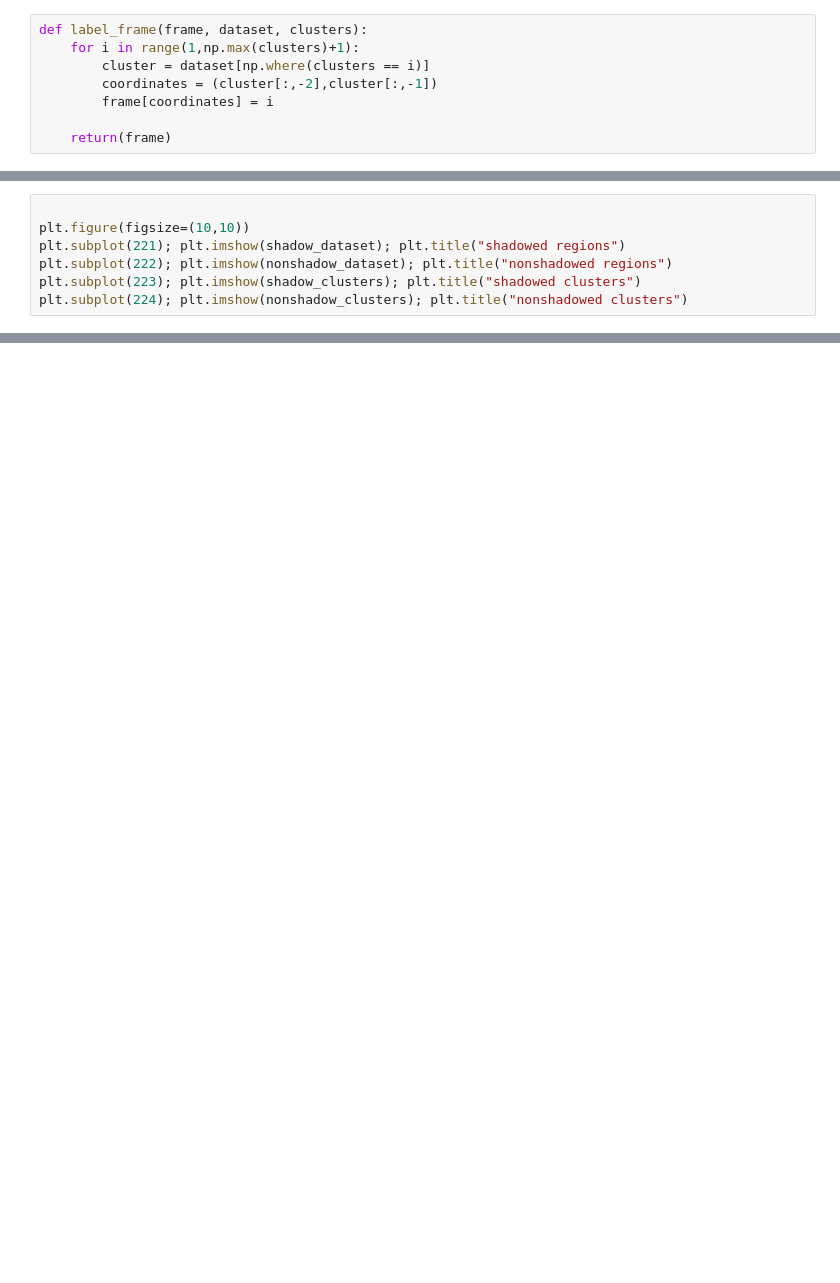
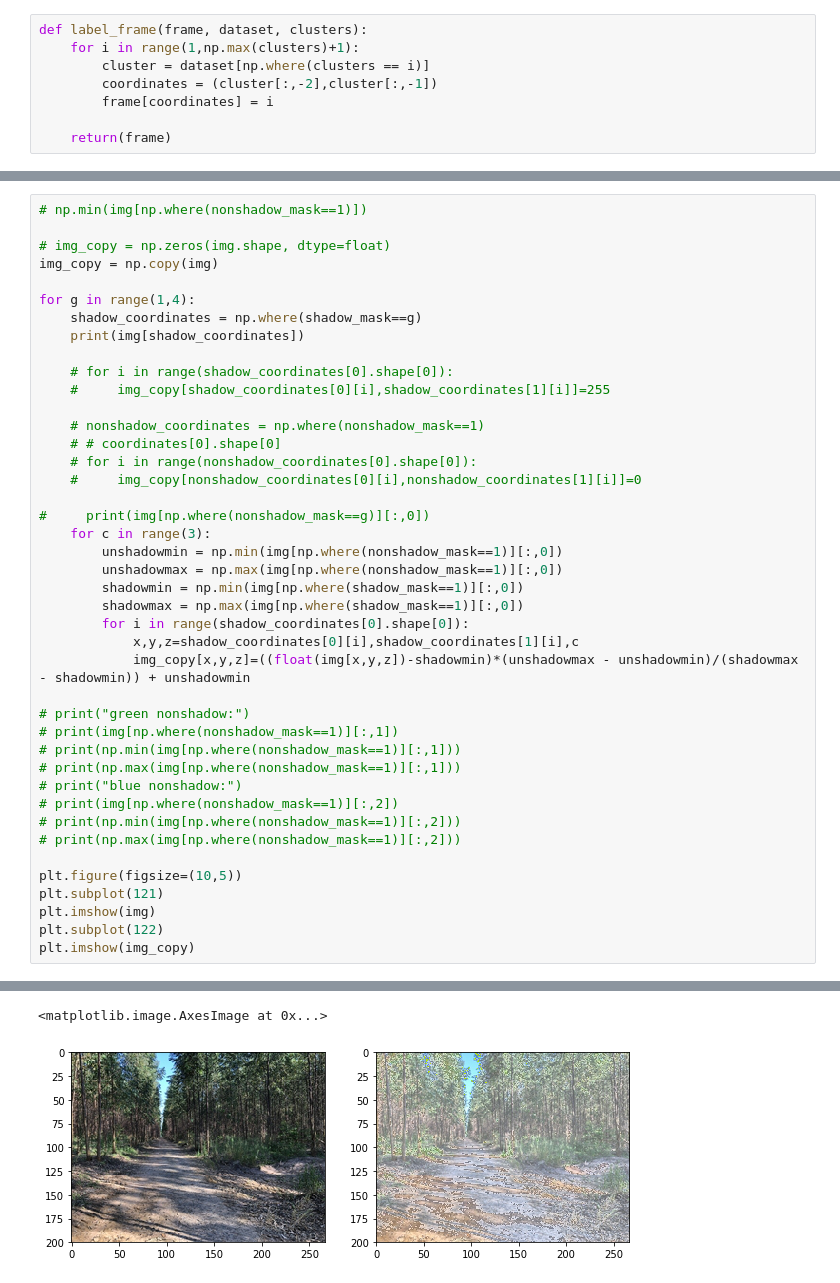
Before and after one commit to horitahiroshi/shadow-denoising, a Jupyter notebook: notebook/2ndTry.ipynb, the cells around one changed output, grey strips where cells are left out. Cells and saved outputs as stored; diff of their text form; blank space fills up the shorter version.

```diff
--- a/notebook/2ndTry.ipynb
+++ b/notebook/2ndTry.ipynb
@@ -154,7 +182,43 @@ Text(0.5, 1.0, 'nonshadow clusters')
-# %%
-
-plt.figure(figsize=(10,10))
-plt.subplot(221); plt.imshow(shadow_dataset); plt.title("shadowed regions")
-plt.subplot(222); plt.imshow(nonshadow_dataset); plt.title("nonshadowed regions")
-plt.subplot(223); plt.imshow(shadow_clusters); plt.title("shadowed clusters")
-plt.subplot(224); plt.imshow(nonshadow_clusters); plt.title("nonshadowed clusters")
+# %%
+# np.min(img[np.where(nonshadow_mask==1)])
+
+# img_copy = np.zeros(img.shape, dtype=float)
+img_copy = np.copy(img)
+
+for g in range(1,4):
+    shadow_coordinates = np.where(shadow_mask==g)
+    print(img[shadow_coordinates])
+
+    # for i in range(shadow_coordinates[0].shape[0]):
+    #     img_copy[shadow_coordinates[0][i],shadow_coordinates[1][i]]=255
+
+    # nonshadow_coordinates = np.where(nonshadow_mask==1)
+    # # coordinates[0].shape[0]
+    # for i in range(nonshadow_coordinates[0].shape[0]):
+    #     img_copy[nonshadow_coordinates[0][i],nonshadow_coordinates[1][i]]=0
+
+#     print(img[np.where(nonshadow_mask==g)][:,0])
+    for c in range(3):
+        unshadowmin = np.min(img[np.where(nonshadow_mask==1)][:,0])
+        unshadowmax = np.max(img[np.where(nonshadow_mask==1)][:,0])
+        shadowmin = np.min(img[np.where(shadow_mask==1)][:,0])
+        shadowmax = np.max(img[np.where(shadow_mask==1)][:,0])
+        for i in range(shadow_coordinates[0].shape[0]):
+            x,y,z=shadow_coordinates[0][i],shadow_coordinates[1][i],c
+            img_copy[x,y,z]=((float(img[x,y,z])-shadowmin)*(unshadowmax - unshadowmin)/(shadowmax - shadowmin)) + unshadowmin
+
+# print("green nonshadow:")
+# print(img[np.where(nonshadow_mask==1)][:,1])
+# print(np.min(img[np.where(nonshadow_mask==1)][:,1]))
+# print(np.max(img[np.where(nonshadow_mask==1)][:,1]))
+# print("blue nonshadow:")
+# print(img[np.where(nonshadow_mask==1)][:,2])
+# print(np.min(img[np.where(nonshadow_mask==1)][:,2]))
+# print(np.max(img[np.where(nonshadow_mask==1)][:,2]))
+
+plt.figure(figsize=(10,5))
+plt.subplot(121)
+plt.imshow(img)
+plt.subplot(122)
+plt.imshow(img_copy)
+# %% [output]
@@ -160,0 +242,2 @@ plt.subplot(224); plt.imshow(nonshadow_clusters); plt.title("nonshadowed cluster
+<matplotlib.image.AxesImage at 0x...>
+[figure, added]
```
Also changed, not shown: parts of 10 cells of this notebook, 8 other files.
